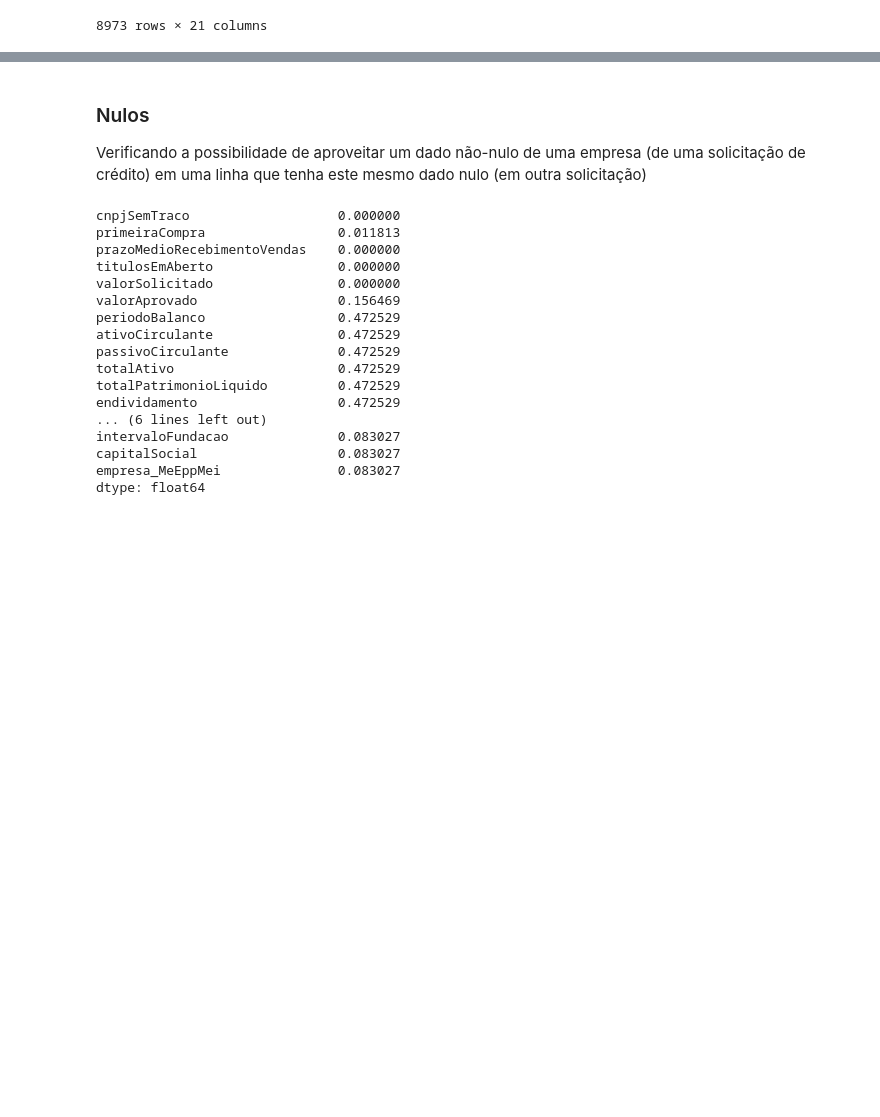
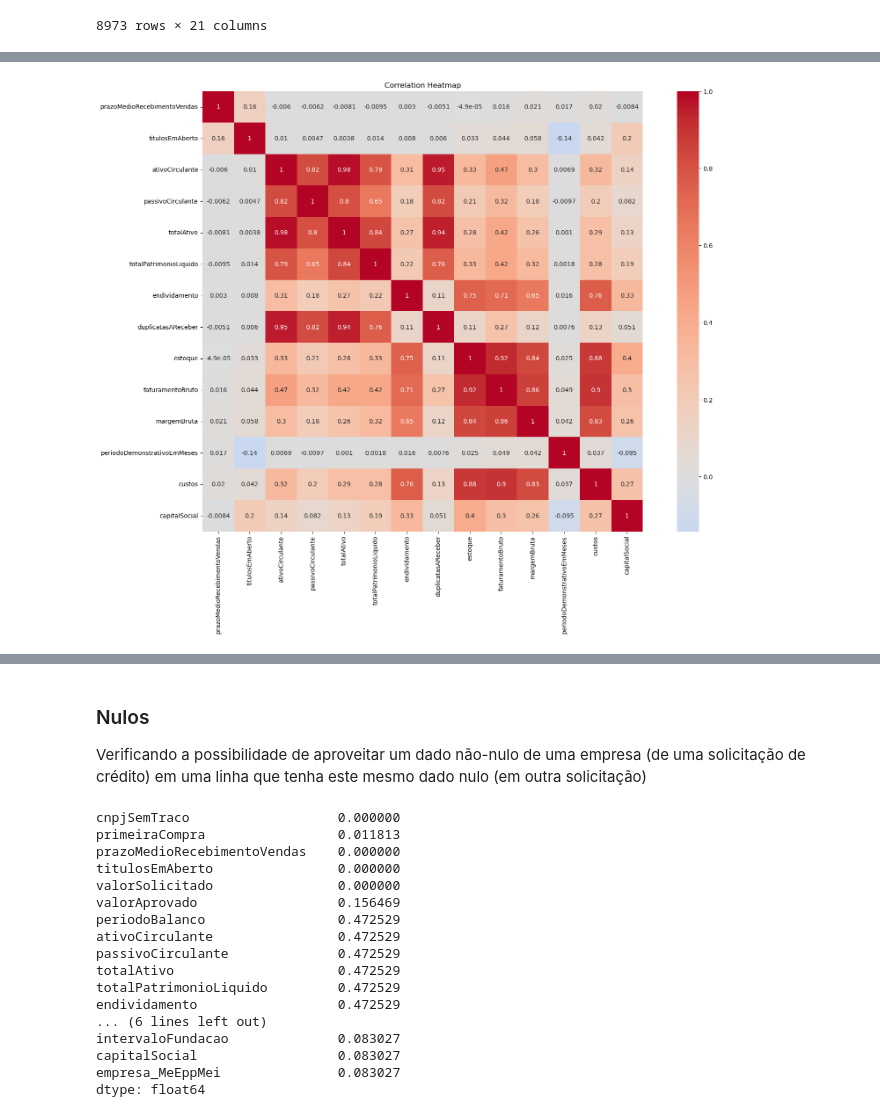
Before and after one commit to diegocmr/bootcamp_ia, a Jupyter notebook: analise_exploratoria.ipynb, the cells around one changed output, grey strips where cells are left out. Cells and saved outputs as stored; diff of their text form; code cells hidden in the pictures; blank space fills up the shorter version.

```diff
--- a/analise_exploratoria.ipynb
+++ b/analise_exploratoria.ipynb
@@ -140,0 +180,11 @@ df
+# %%
+#verificando alta correlação em variáveis independentes
+# dropando valorSolicitado da análise por ser dado de entrada muito importante
+
+corr_matrix = df.drop(columns=['valorSolicitado','valorAprovado']).corr()
+plt.figure(figsize=(20, 13))
+sns.heatmap(corr_matrix, annot=True, cmap='coolwarm', center=0, square=True)
+plt.title('Correlation Heatmap')
+plt.show()
+# %% [output]
+[figure, added]
```
Also changed, not shown: parts of 33 cells of this notebook, 1 other file.
